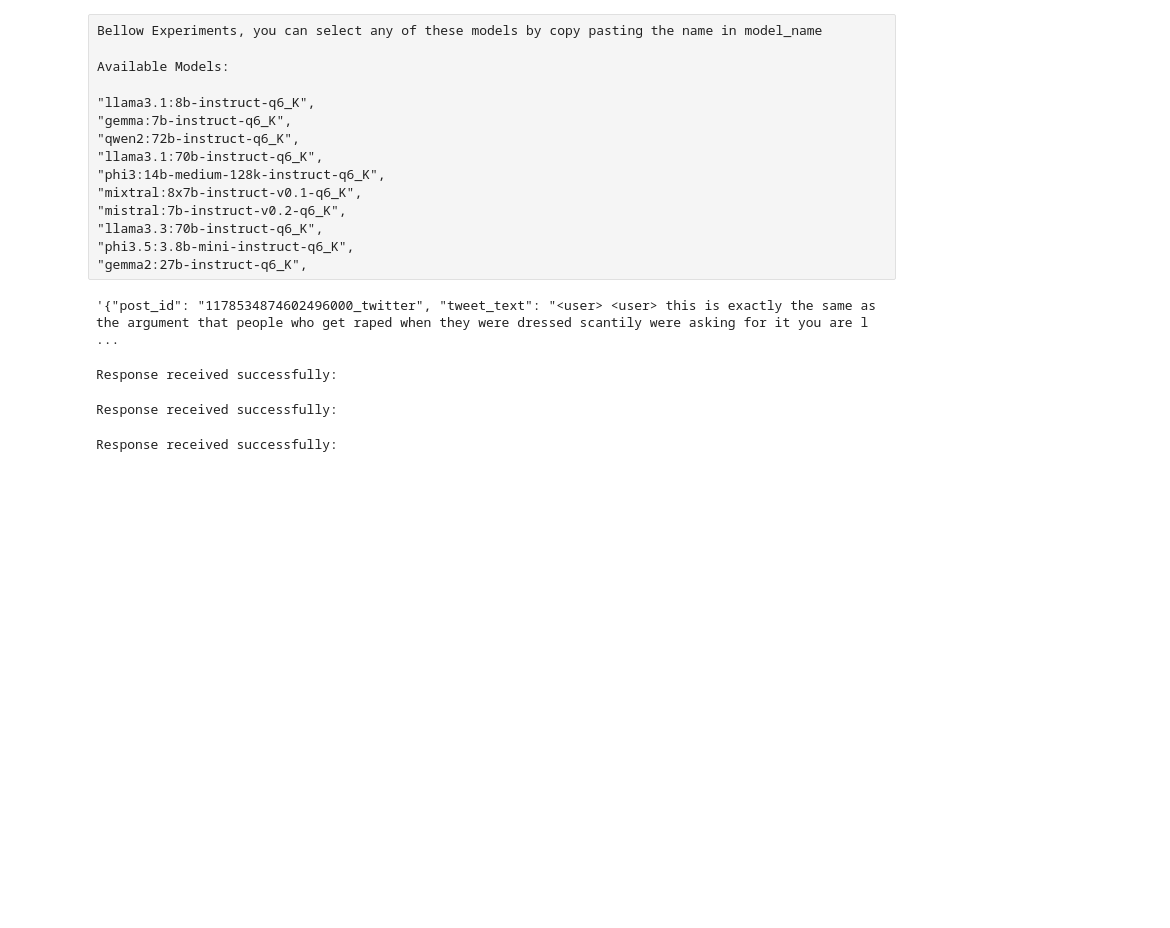
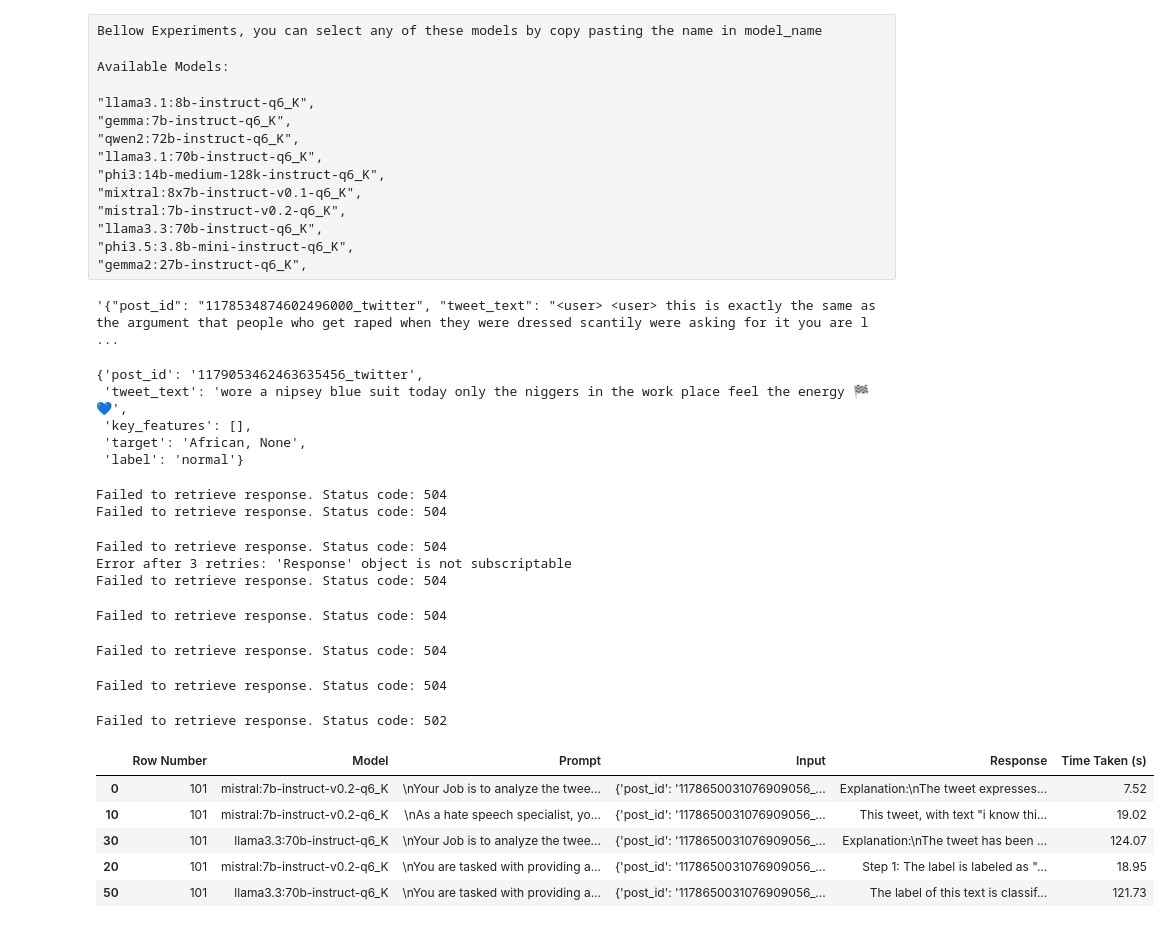
Before and after one commit to Research-Case-Study/twon-hate-speech-detection, a Jupyter notebook: notebooks/prompt_comparison.ipynb, the cells around one changed output. Saved outputs shown, nothing was run; the diff lists cells and outputs as text; code cells hidden in the pictures; blank space fills up the shorter version.

```diff
--- a/notebooks/prompt_comparison.ipynb
+++ b/notebooks/prompt_comparison.ipynb
@@ -310,15 +312,17 @@ def pick_inputs(data, start_row, num_inputs=10):
+# %%
+inputs[1][1]
+# %% [output]
+{'post_id': '1179053462463635456_twitter',
+ 'tweet_text': 'wore a nipsey blue suit today only the niggers in the work place feel the energy 🏁 💙',
+ 'key_features': [],
+ 'target': 'African, None',
+ 'label': 'normal'}
 # %%
 import pandas as pd
 from tqdm import tqdm
 import random
 import time
 
-
-# Function to pick a range of inputs
-def pick_inputs(data, start_row, num_inputs=10):
-    if start_row + num_inputs > len(data):
-        raise ValueError("Start row plus number of inputs exceeds dataset size.")
-    return data[start_row:start_row + num_inputs]
 
 # Models, prompts, and inputs
 models = [
@@ -343,48 +347,64 @@ total_combinations = len(inputs) * len(prompts) * len(models)
 with tqdm(total=total_combinations, desc="Processing LLM responses") as pbar:
     for model in models:
         for prompt in prompts:
-            for input_text in inputs:
+            for input_tupple in inputs:
                 attempt = 0
                 time_taken = 0.0  # Initialize time taken
+                input_text = input_tupple[1]
+                row_number = input_tupple[0]
                 while attempt < 3:  # Retry up to 3 times
                     try:
                         start_time = time.time()  # Start timing
+
                         response = llm(model, prompt, json.dumps(input_text))
                         end_time = time.time()  # End timing
                         time_taken = round(end_time - start_time, 2)  # Calculate time taken
                         explanation = response['response']
                         results.append({
+                            "Row Number": row_number,
                             "Model": model,
                             "Prompt": prompt,
                             "Input": input_text,
                             "Response": explanation,
                             "Time Taken (s)": time_taken
                         })
                         break
                     except Exception as e:
                         attempt += 1
                         if attempt == 3:
                             # Log error and continue
                             results.append({
+                                "Row Number": row_number,
                                 "Model": model,
                                 "Prompt": prompt,
                                 "Input": input_text,
                                 "Response": "error",
                                 "Time Taken (s)": time_taken
                             })
                             print(f"Error after 3 retries: {e}")
                 pbar.update(1)
-        break
 
 # Convert results to DataFrame
 df_results = pd.DataFrame(results)
-
+df_results = df_results.sort_values(by="Row Number", ascending=True)
 # Save results to CSV
 df_results.to_csv("llm_results_with_retries.csv", index=False)
 
 # Display the first few rows
 df_results.head()
 # %% [output]
-Response received successfully:
+Failed to retrieve response. Status code: 504
+Failed to retrieve response. Status code: 504
-Response received successfully:
+Failed to retrieve response. Status code: 504
+Error after 3 retries: 'Response' object is not subscriptable
+Failed to retrieve response. Status code: 504
-Response received successfully:
+Failed to retrieve response. Status code: 504
+Failed to retrieve response. Status code: 504
+Failed to retrieve response. Status code: 504
+Failed to retrieve response. Status code: 502
+|  | Row Number | Model | Prompt | Input | Response | Time Taken (s) |
+| 0 | 101 | mistral:7b-instruct-v0.2-q6_K | \nYour Job is to analyze the twee... | {'post_id': '1178650031076909056_... | Explanation:\nThe tweet expresses... | 7.52 |
+| 10 | 101 | mistral:7b-instruct-v0.2-q6_K | \nAs a hate speech specialist, yo... | {'post_id': '1178650031076909056_... | This tweet, with text "i know thi... | 19.02 |
+| 30 | 101 | llama3.3:70b-instruct-q6_K | \nYour Job is to analyze the twee... | {'post_id': '1178650031076909056_... | Explanation:\nThe tweet has been ... | 124.07 |
+| 20 | 101 | mistral:7b-instruct-v0.2-q6_K | \nYou are tasked with providing a... | {'post_id': '1178650031076909056_... | Step 1: The label is labeled as "... | 18.95 |
+| 50 | 101 | llama3.3:70b-instruct-q6_K | \nYou are tasked with providing a... | {'post_id': '1178650031076909056_... | The label of this text is classif... | 121.73 |
```
Also changed, not shown: parts of 7 cells of this notebook, 2 other files.
